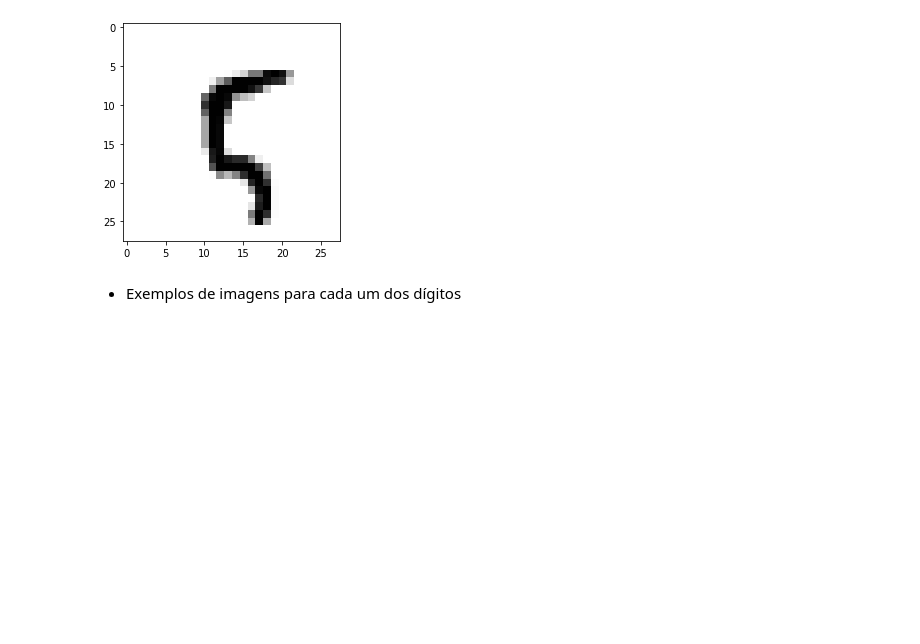
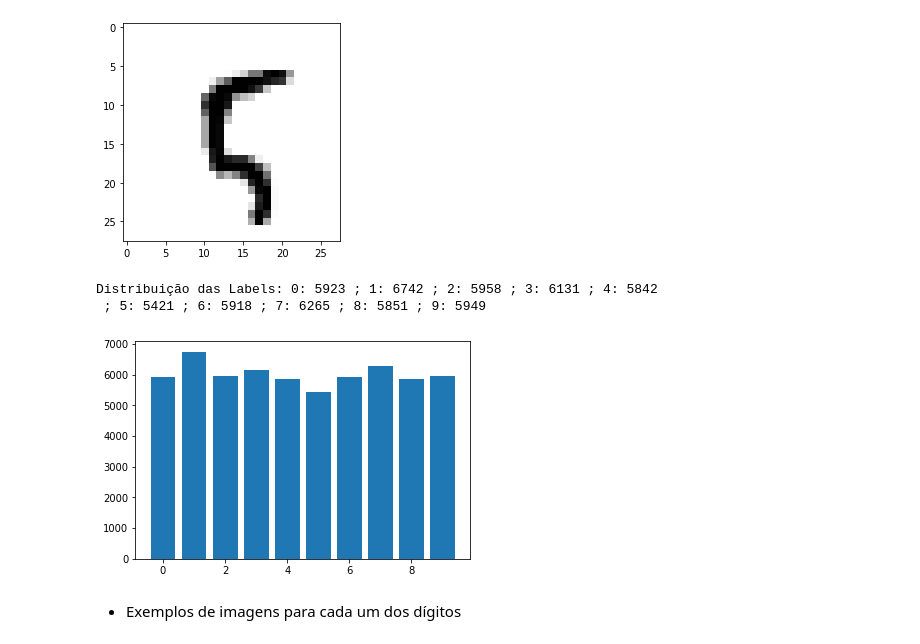
Before and after one commit to GuiSSMartins/MNIST_PCA_Digitos_MML, a Jupyter notebook: trainMNIST.ipynb, the cells around one changed output. Saved outputs shown, nothing was run; the diff lists cells and outputs as text; code cells hidden in the pictures; blank space fills up the shorter version.

```diff
--- a/trainMNIST.ipynb
+++ b/trainMNIST.ipynb
@@ -56,6 +60,28 @@ print(labelarray[100])
    0   0   0   0   0   0   0   0   0   0]
 5
 [figure]
+# %%
+# Organizar as imagens por dígito
+
+X_digito = [[],[],[],[],[],[],[],[],[],[]]
+
+for i in range(0,len(X)):
+    n = labelarray[i]
+    X_digito[n].append(X[i])
+
+
+print("Distribuição das Labels: 0: "+str(len(X_digito[0]))+" ; 1: "+str(len(X_digito[1]))+" ; 2: "+str(len(X_digito[2]))+" ; 3: "+str(len(X_digito[3]))+" ; 4: "+str(len(X_digito[4])))
+print(" ; 5: "+str(len(X_digito[5]))+" ; 6: "+str(len(X_digito[6]))+" ; 7: "+str(len(X_digito[7]))+" ; 8: "+str(len(X_digito[8]))+" ; 9: "+str(len(X_digito[9])))
+
+# Gráfico que mostra que cada número aparece aproximadamente igual a 6000 vezes
+counts = [len(X_digito[0]), len(X_digito[1]), len(X_digito[2]), len(X_digito[3]), len(X_digito[4]), len(X_digito[5]), len(X_digito[6]), len(X_digito[7]), len(X_digito[8]), len(X_digito[9])]
+labels = [0,1,2,3,4,5,6,7,8,9]
+plt.bar(labels, counts)
+plt.show()
+# %% [output]
+Distribuição das Labels: 0: 5923 ; 1: 6742 ; 2: 5958 ; 3: 6131 ; 4: 5842
+ ; 5: 5421 ; 6: 5918 ; 7: 6265 ; 8: 5851 ; 9: 5949
+[figure, added]
 # %% [markdown]
  - Exemplos de imagens para cada um dos dígitos
 # %%
```
Also changed, not shown: parts of 1 cell of this notebook.
